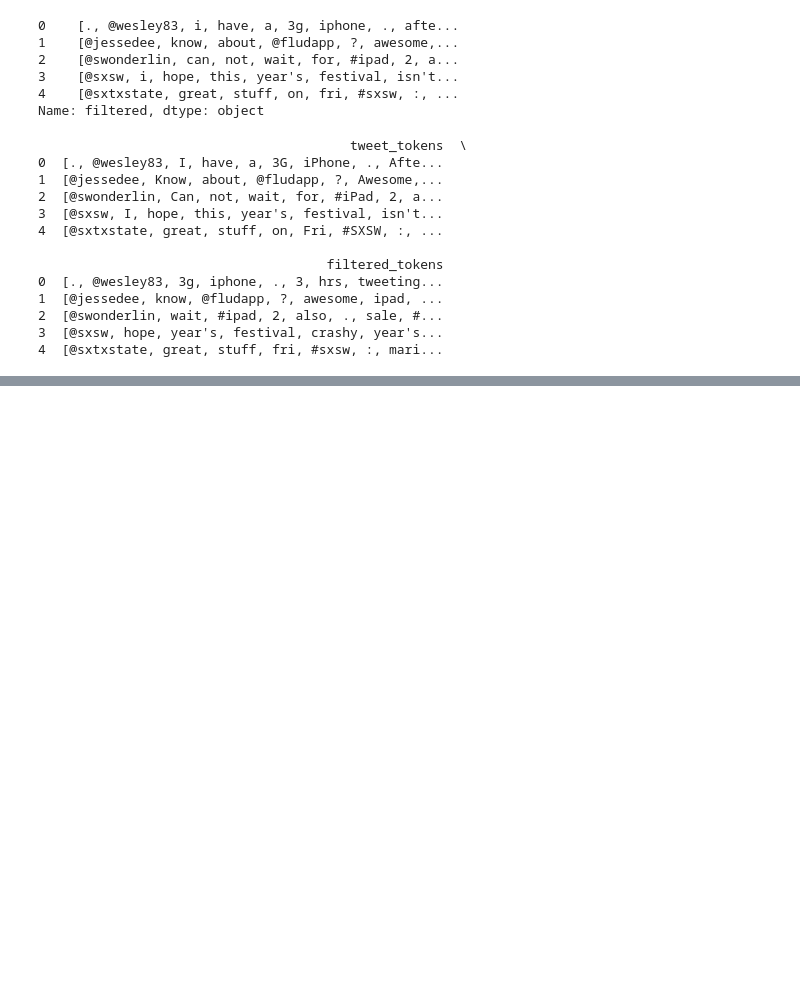
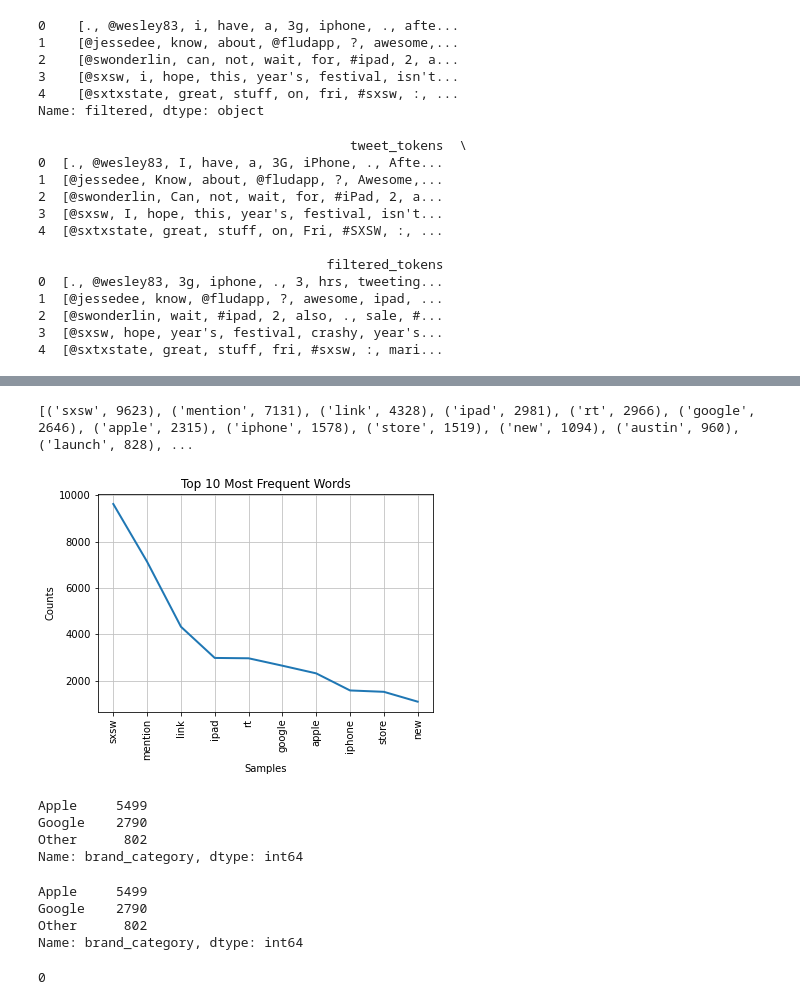
Before and after one commit to jaredlil/project-4-twitter-sentiment, a Jupyter notebook: Untitled.ipynb, the cells around one changed output, grey strips where cells are left out. Cells and saved outputs as stored; diff of their text form; code cells hidden in the pictures; blank space fills up the shorter version.

```diff
--- a/Untitled.ipynb
+++ b/Untitled.ipynb
@@ -151,0 +230,12 @@ print(df[['filtered_tokens', 'clean_tokens']].head())
+# %%
+def get_wordnet_pos(treebank_tag):
+    return {"J": wordnet.ADJ, "V": wordnet.VERB, "N": wordnet.NOUN, "R": wordnet.ADV}.get(treebank_tag[0], wordnet.NOUN)
+# %%
+#lemmatizing our corpus to see if the distribution changes
+lemmatizer = WordNetLemmatizer()
+
+# Apply POS tagging & lemmatization
+df['pos_lemmatized_tokens'] = df['clean_tokens'].apply(
+    lambda tokens: [lemmatizer.lemmatize(token, get_wordnet_pos(pos)) for token, pos in pos_tag(tokens)]
+)
+print(df[['clean_tokens', 'pos_lemmatized_tokens']].head())
@@ -151,0 +256,12 @@ print(df[['filtered_tokens', 'clean_tokens']].head())
+# %%
+all_tokens = flatten_tokens(df, 'pos_lemmatized_tokens')
+freqdist = FreqDist(all_tokens)
+# %%
+# most common 20 words
+print(freqdist.most_common(20))
+# Plot the top 10 words
+freqdist.plot(10, title="Top 10 Most Frequent Words")
+plt.show()
+# %% [output]
+[('sxsw', 9623), ('mention', 7131), ('link', 4328), ('ipad', 2981), ('rt', 2966), ('google', 2646), ('apple', 2315), ('iphone', 1578), ('store', 1519), ('new', 1094), ('austin', 960), ('launch', 828), ...
+[figure, added]
@@ -151,0 +272,35 @@ print(df[['filtered_tokens', 'clean_tokens']].head())
+# %%
+# Function to assign missing brand based on keywords
+def assign_brand(tokens, existing_brand):
+    if pd.notna(existing_brand):  # If already labeled, keep it
+        return existing_brand
+    tokens_set = set(tokens)  # Convert tokens list to a set for faster lookup
+    if tokens_set & apple_keywords:
+        return "Apple"
+    elif tokens_set & google_keywords:
+        return "Google"
+    else:
+        return "Other"  # Assign "Other" if no brand is detected
+
+# Apply the function to fill missing brand values
+df['brand_category'] = df.apply(lambda row: assign_brand(row['pos_lemmatized_tokens'], row['brand_category']), axis=1)
+
+# Check updated counts
+print(df['brand_category'].value_counts())
+# %% [output]
+Apple     5499
+Google    2790
+Other      802
+Name: brand_category, dtype: int64
+# %%
+#heavily scewed toward apple
+df['brand_category'].value_counts()
+# %% [output]
+Apple     5499
+Google    2790
+Other      802
+Name: brand_category, dtype: int64
+# %%
+df['brand_category'].isna().sum()
+# %% [output]
+0
```
Also changed, not shown: parts of 44 cells of this notebook.
